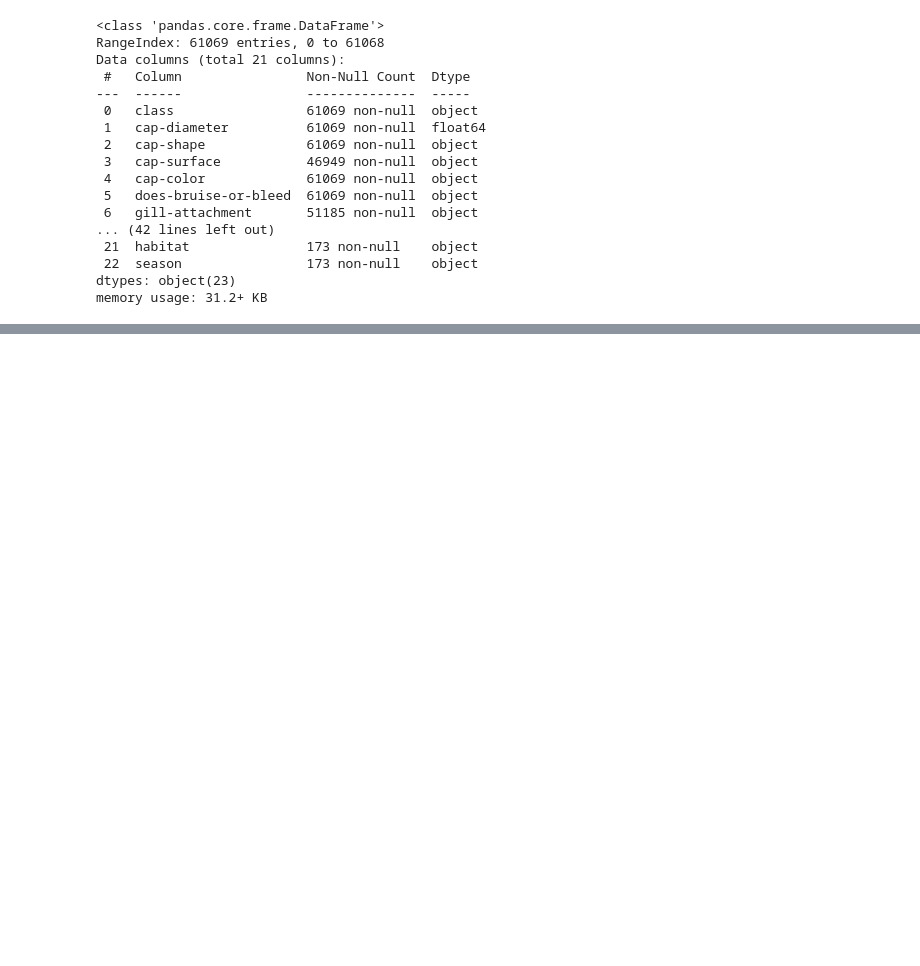
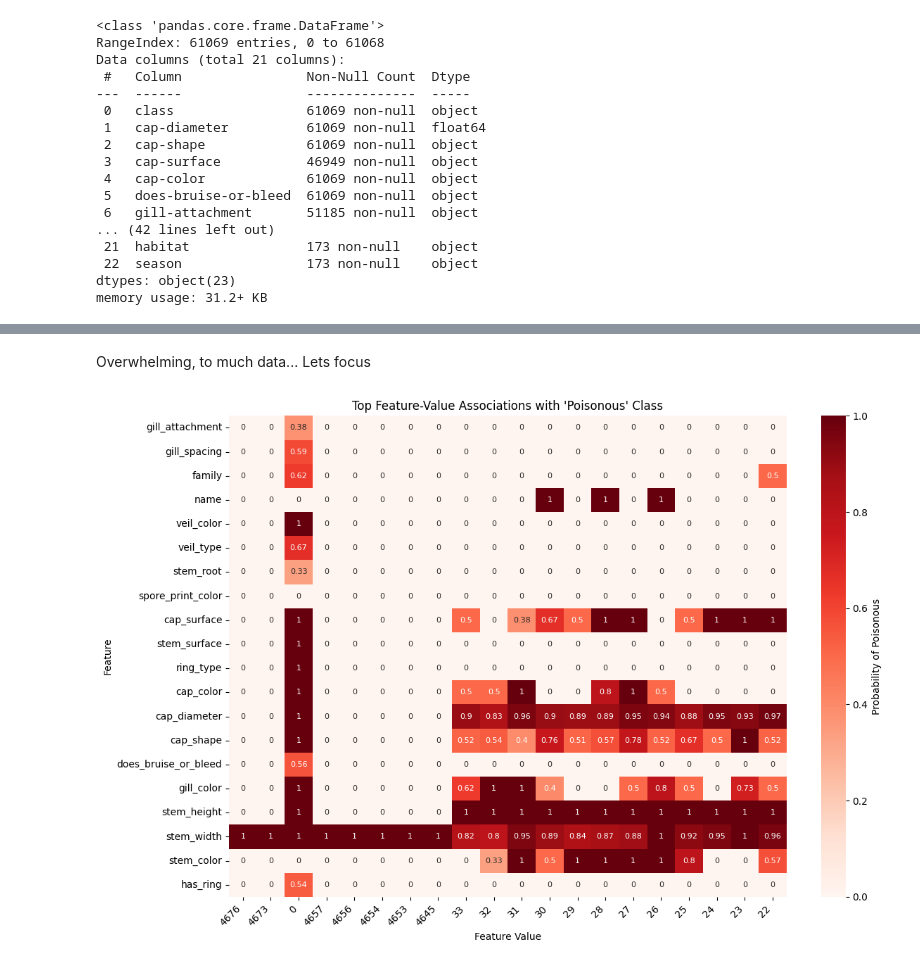
Before and after one commit to monserrj/NWB-hackathon, a Jupyter notebook: Shared_lab book.ipynb, the cells around one changed output, grey strips where cells are left out. Drawn from its saved outputs; the diff is of its cells as text; code cells hidden in the pictures; blank space fills up the shorter version.

```diff
--- a/Shared_lab book.ipynb
+++ b/Shared_lab book.ipynb
@@ -92,0 +193,28 @@ plt.show()
+# %% [markdown]
+Overwhelming, to much data... Lets focus
+# %%
+# Define how many feature values (columns) to keep
+TOP_VALUES = 20  # adjust as needed
+
+# Find top N columns (feature values) based on their max contribution
+top_columns = poisonous_df.max().sort_values(ascending=False).head(TOP_VALUES).index
+
+# Subset to top feature values only
+poisonous_subset = poisonous_df[top_columns]
+
+# Optional: Limit number of rows (features) as well
+TOP_FEATURES = 20
+poisonous_subset = poisonous_subset.iloc[:TOP_FEATURES]
+
+# Plot
+plt.figure(figsize=(12, 8))
+sns.heatmap(poisonous_subset, annot=True, cmap="Reds", cbar_kws={'label': 'Probability of Poisonous'},
+            annot_kws={"size": 8})
+plt.title("Top Feature-Value Associations with 'Poisonous' Class")
+plt.xlabel("Feature Value")
+plt.ylabel("Feature")
+plt.xticks(rotation=45, ha='right')
+plt.tight_layout()
+plt.show()
+# %% [output]
+[figure, added]
```
Also changed, not shown: parts of 9 cells of this notebook.
